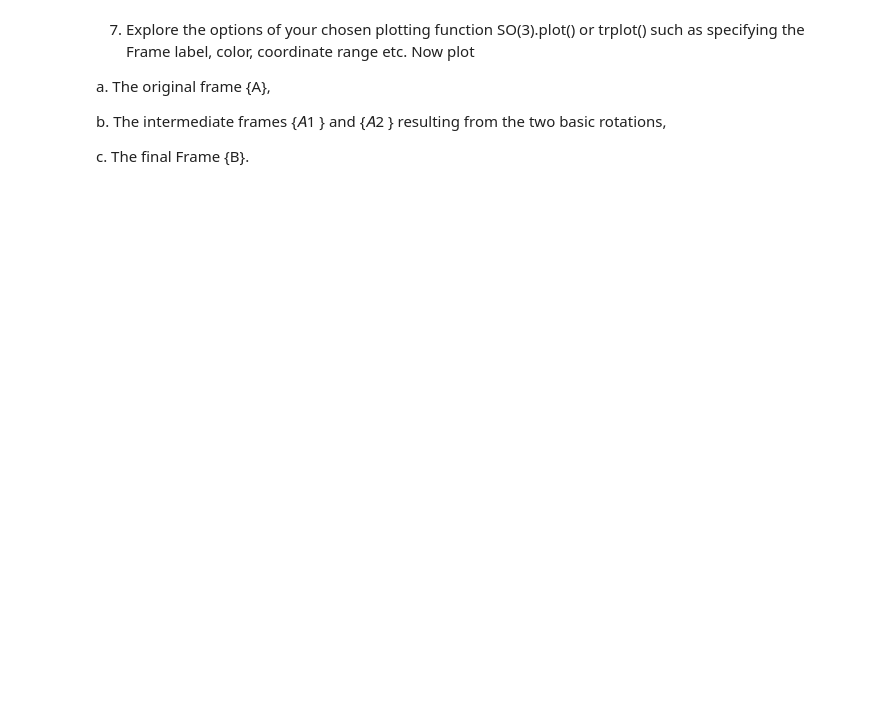
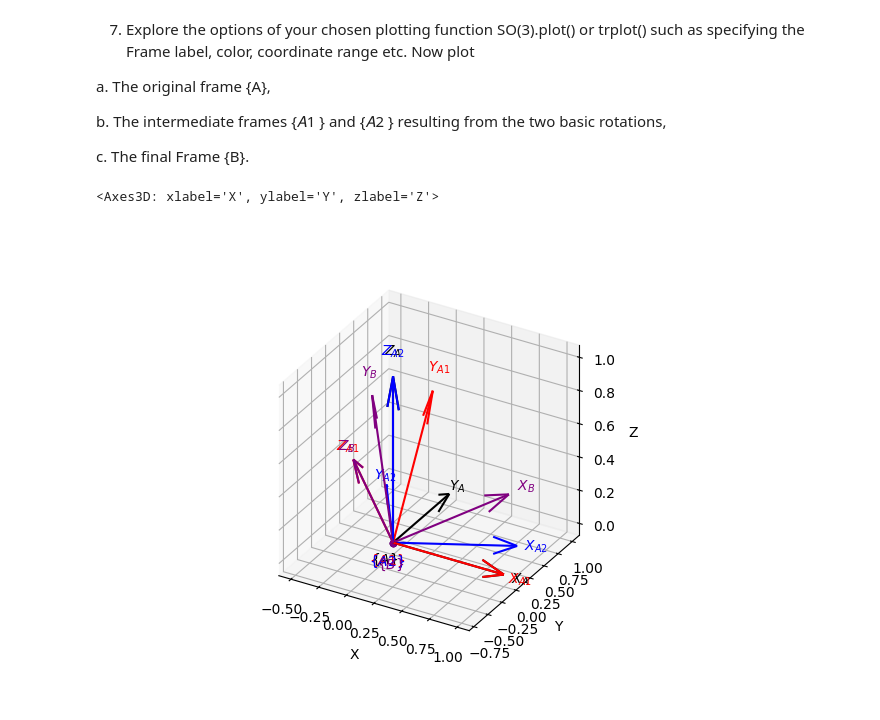
Before and after one commit to amnessa/intro_to_robotics, a Jupyter notebook: Guven-Cagdas-Homework1.ipynb, the cells around one changed output. Saved outputs shown, nothing was run; the diff lists cells and outputs as text; code cells hidden in the pictures; blank space fills up the shorter version.

```diff
--- a/Guven-Cagdas-Homework1.ipynb
+++ b/Guven-Cagdas-Homework1.ipynb
@@ -234,0 +231,2 @@ Rotso3 = Rx * Rz
+# %%
+Rot = Rx @ Rz
@@ -240,3 +242,5 @@ print('Data type for rot function is:' ,type1, "\nfor SO3 function is:", type2 )
 # %% [output]
 Data type for rot function is: <class 'numpy.ndarray'>
 for SO3 function is: <class 'spatialmath.pose3d.SO3'>
+# %%
+A= rotx(0)
@@ -249,3 +257,12 @@ a. The original frame {A},
 b. The intermediate frames {𝐴1 } and {𝐴2 } resulting from the two basic rotations,
 
 c. The final Frame {B}.
+# %%
+plotvol3(new=True)
+trplot(A,color='black',frame='A') #A
+trplot(Rx,color='red',frame='A1') #A1
+trplot(Rz,color='blue',frame='A2') #A2
+trplot(Rot,color='purple',frame='B') #B
+# %% [output]
+<Axes3D: xlabel='X', ylabel='Y', zlabel='Z'>
+[figure, added]
```
Also changed, not shown: parts of 14 cells of this notebook.
